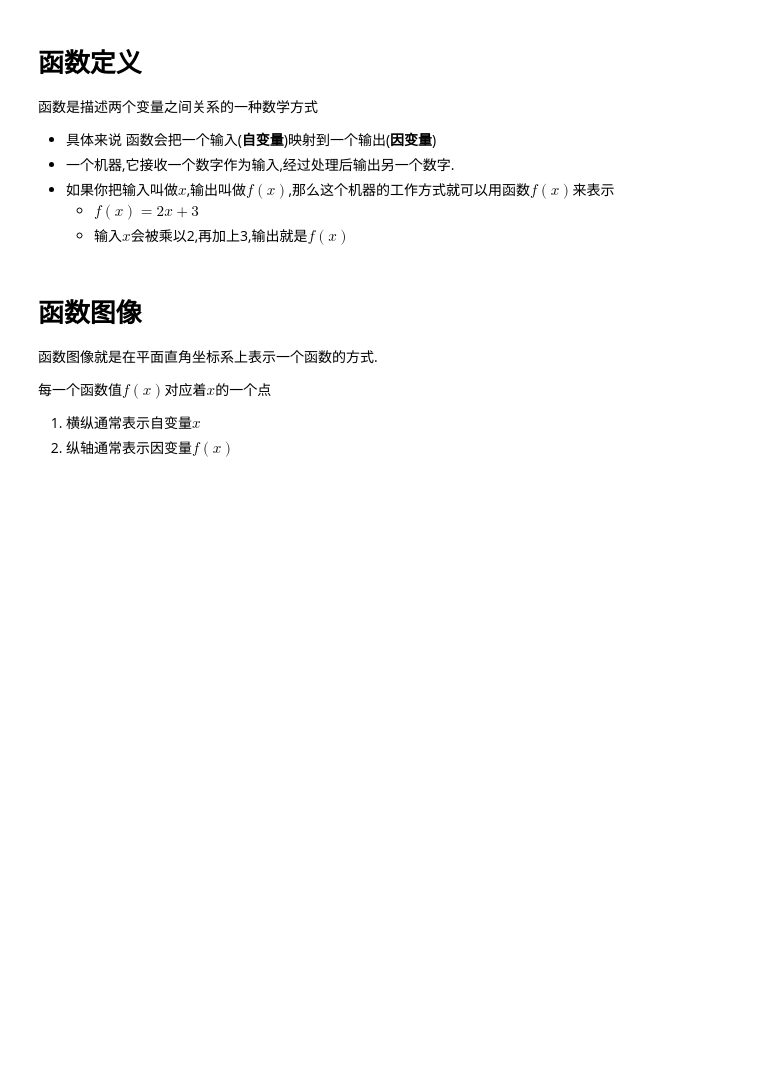
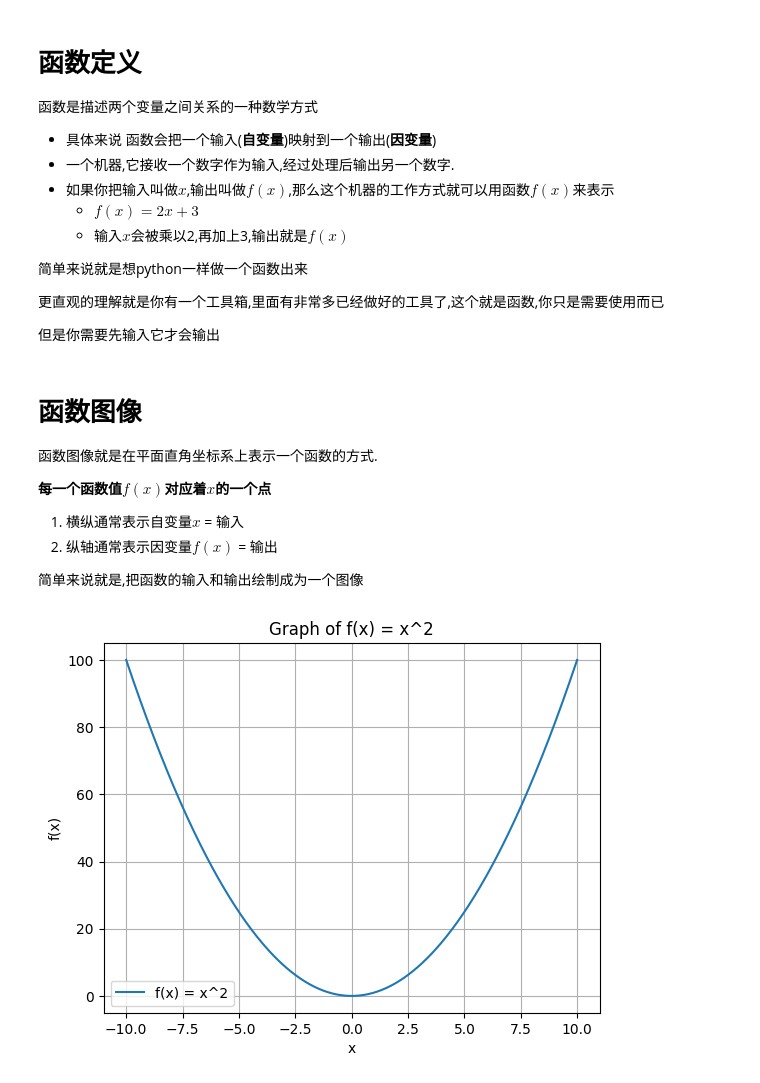
Before and after one commit to JJjbsj/The-Data, a Jupyter notebook: Stage_Zero/c_Basic_Function/Note.ipynb, the cells around one changed output. Cells and saved outputs as stored; diff of their text form; code cells hidden in the pictures; blank space fills up the shorter version.

```diff
--- a/Stage_Zero/c_Basic_Function/Note.ipynb
+++ b/Stage_Zero/c_Basic_Function/Note.ipynb
@@ -11,19 +11,34 @@ import matplotlib.pyplot as plt
 - 如果你把输入叫做$x$,输出叫做$f(x)$,那么这个机器的工作方式就可以用函数$f(x)$来表示
     - $f(x)=2x+3$
     - 输入$x$会被乘以2,再加上3,输出就是$f(x)$
+
+简单来说就是想python一样做一个函数出来
+
+更直观的理解就是你有一个工具箱,里面有非常多已经做好的工具了,这个就是函数,你只是需要使用而已
+
+但是你需要先输入它才会输出
 # %% [markdown]
 # 函数图像
 函数图像就是在平面直角坐标系上表示一个函数的方式.
 
-每一个函数值$f(x)$对应着$x$的一个点
-1. 横纵通常表示自变量$x$
-2. 纵轴通常表示因变量$f(x)$
+**每一个函数值$f(x)$对应着$x$的一个点**
+1. 横纵通常表示自变量$x$     = 输入
+2. 纵轴通常表示因变量$f(x)$  = 输出
+
+简单来说就是,把函数的输入和输出绘制成为一个图像
 # %%
 def f(x):
     return x ** 2
 
 x_values = np.linspace(-10,10,400)
 y_values = f(x_values)
 
 plt.plot(x_values,y_values,label='f(x) = x^2')
+plt.grid()
+plt.title("Graph of f(x) = x^2")
+plt.xlabel("x")
+plt.ylabel("f(x)")
+plt.legend()
 plt.show()
+# %% [output]
+[figure, added]
```
Also changed, not shown: parts of 9 cells of this notebook.
